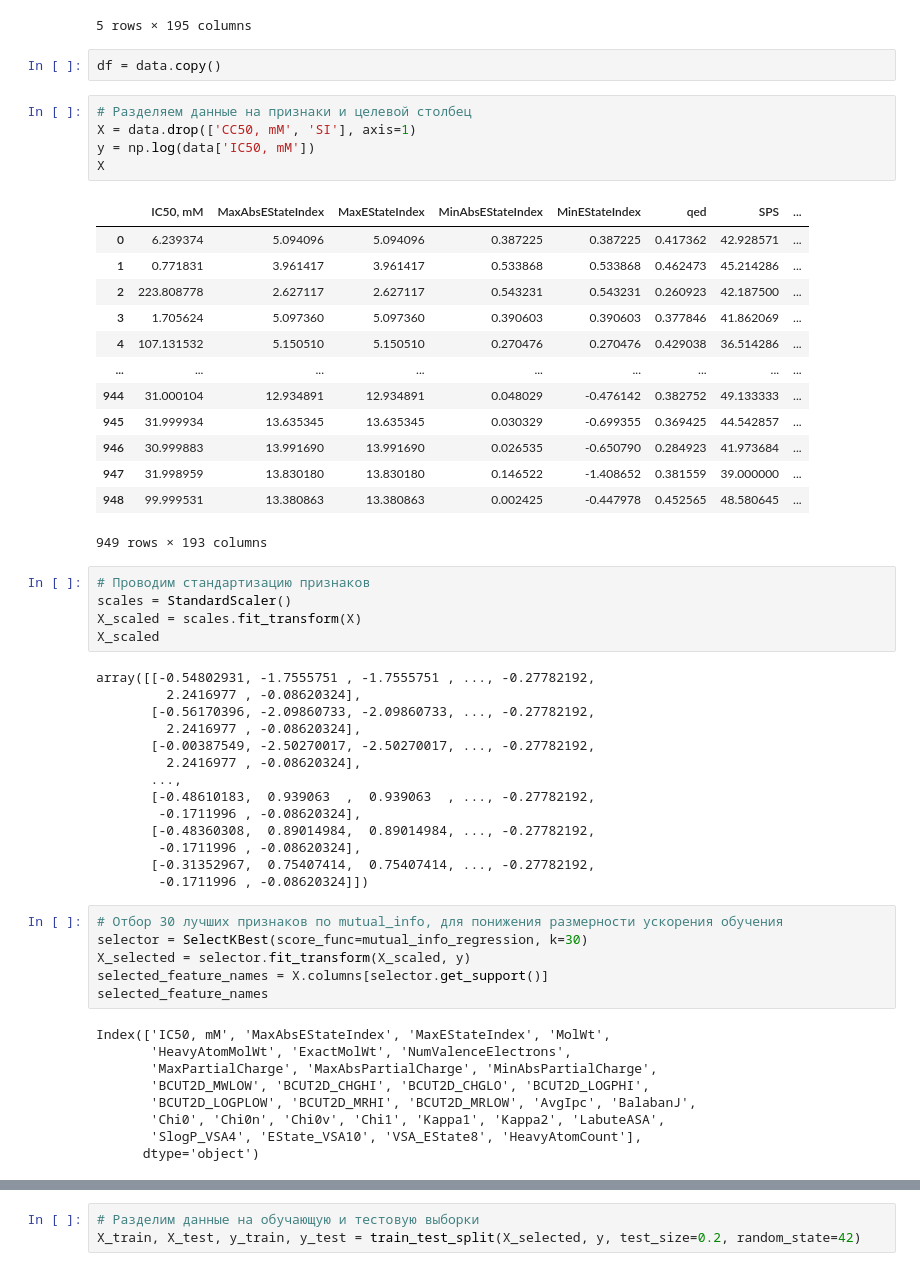
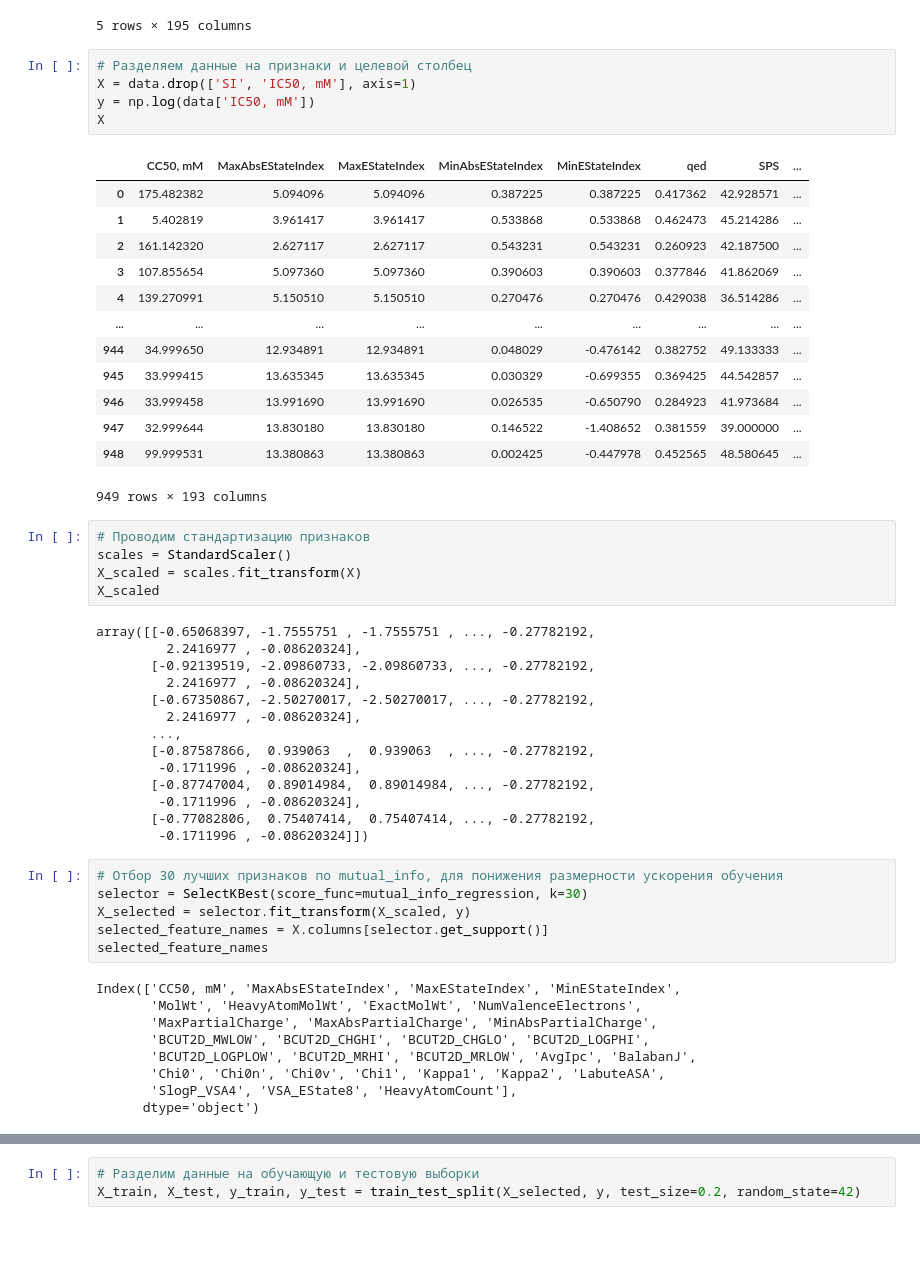
Before and after one commit to lobasfs/-ML-, a Jupyter notebook: Regression_IC50_LobasFS.ipynb, the cells around one changed output, grey strips where cells are left out. Drawn from its saved outputs; the diff is of its cells as text; blank space fills up the shorter version.

```diff
--- a/Regression_IC50_LobasFS.ipynb
+++ b/Regression_IC50_LobasFS.ipynb
@@ -23,25 +23,23 @@ data.head()
 | 3 | 1.705624 | 107.855654 | 63.235294 | 5.097360 | 5.097360 | 0.390603 | 0.390603 | ... |
 | 4 | 107.131532 | 139.270991 | 1.300000 | 5.150510 | 5.150510 | 0.270476 | 0.270476 | ... |
 5 rows × 195 columns
-# %%
-df = data.copy()
 # %%
 # Разделяем данные на признаки и целевой столбец
-X = data.drop(['CC50, mM', 'SI'], axis=1)
+X = data.drop(['SI', 'IC50, mM'], axis=1)
 y = np.log(data['IC50, mM'])
 X
 # %% [output]
-|  | IC50, mM | MaxAbsEStateIndex | MaxEStateIndex | MinAbsEStateIndex | MinEStateIndex | qed | SPS | ... |
-| 0 | 6.239374 | 5.094096 | 5.094096 | 0.387225 | 0.387225 | 0.417362 | 42.928571 | ... |
-| 1 | 0.771831 | 3.961417 | 3.961417 | 0.533868 | 0.533868 | 0.462473 | 45.214286 | ... |
-| 2 | 223.808778 | 2.627117 | 2.627117 | 0.543231 | 0.543231 | 0.260923 | 42.187500 | ... |
-| 3 | 1.705624 | 5.097360 | 5.097360 | 0.390603 | 0.390603 | 0.377846 | 41.862069 | ... |
-| 4 | 107.131532 | 5.150510 | 5.150510 | 0.270476 | 0.270476 | 0.429038 | 36.514286 | ... |
+|  | CC50, mM | MaxAbsEStateIndex | MaxEStateIndex | MinAbsEStateIndex | MinEStateIndex | qed | SPS | ... |
+| 0 | 175.482382 | 5.094096 | 5.094096 | 0.387225 | 0.387225 | 0.417362 | 42.928571 | ... |
+| 1 | 5.402819 | 3.961417 | 3.961417 | 0.533868 | 0.533868 | 0.462473 | 45.214286 | ... |
+| 2 | 161.142320 | 2.627117 | 2.627117 | 0.543231 | 0.543231 | 0.260923 | 42.187500 | ... |
+| 3 | 107.855654 | 5.097360 | 5.097360 | 0.390603 | 0.390603 | 0.377846 | 41.862069 | ... |
+| 4 | 139.270991 | 5.150510 | 5.150510 | 0.270476 | 0.270476 | 0.429038 | 36.514286 | ... |
 | ... | ... | ... | ... | ... | ... | ... | ... | ... |
-| 944 | 31.000104 | 12.934891 | 12.934891 | 0.048029 | -0.476142 | 0.382752 | 49.133333 | ... |
-| 945 | 31.999934 | 13.635345 | 13.635345 | 0.030329 | -0.699355 | 0.369425 | 44.542857 | ... |
-| 946 | 30.999883 | 13.991690 | 13.991690 | 0.026535 | -0.650790 | 0.284923 | 41.973684 | ... |
-| 947 | 31.998959 | 13.830180 | 13.830180 | 0.146522 | -1.408652 | 0.381559 | 39.000000 | ... |
+| 944 | 34.999650 | 12.934891 | 12.934891 | 0.048029 | -0.476142 | 0.382752 | 49.133333 | ... |
+| 945 | 33.999415 | 13.635345 | 13.635345 | 0.030329 | -0.699355 | 0.369425 | 44.542857 | ... |
+| 946 | 33.999458 | 13.991690 | 13.991690 | 0.026535 | -0.650790 | 0.284923 | 41.973684 | ... |
+| 947 | 32.999644 | 13.830180 | 13.830180 | 0.146522 | -1.408652 | 0.381559 | 39.000000 | ... |
 | 948 | 99.999531 | 13.380863 | 13.380863 | 0.002425 | -0.447978 | 0.452565 | 48.580645 | ... |
 949 rows × 193 columns
 # %%
@@ -50,18 +48,18 @@ scales = StandardScaler()
 X_scaled = scales.fit_transform(X)
 X_scaled
 # %% [output]
-array([[-0.54802931, -1.7555751 , -1.7555751 , ..., -0.27782192,
+array([[-0.65068397, -1.7555751 , -1.7555751 , ..., -0.27782192,
          2.2416977 , -0.08620324],
-       [-0.56170396, -2.09860733, -2.09860733, ..., -0.27782192,
+       [-0.92139519, -2.09860733, -2.09860733, ..., -0.27782192,
          2.2416977 , -0.08620324],
-       [-0.00387549, -2.50270017, -2.50270017, ..., -0.27782192,
+       [-0.67350867, -2.50270017, -2.50270017, ..., -0.27782192,
          2.2416977 , -0.08620324],
        ...,
-       [-0.48610183,  0.939063  ,  0.939063  , ..., -0.27782192,
+       [-0.87587866,  0.939063  ,  0.939063  , ..., -0.27782192,
         -0.1711996 , -0.08620324],
-       [-0.48360308,  0.89014984,  0.89014984, ..., -0.27782192,
+       [-0.87747004,  0.89014984,  0.89014984, ..., -0.27782192,
         -0.1711996 , -0.08620324],
-       [-0.31352967,  0.75407414,  0.75407414, ..., -0.27782192,
+       [-0.77082806,  0.75407414,  0.75407414, ..., -0.27782192,
         -0.1711996 , -0.08620324]])
 # %%
 # Отбор 30 лучших признаков по mutual_info, для понижения размерности ускорения обучения
@@ -70,13 +68,13 @@ X_selected = selector.fit_transform(X_scaled, y)
 selected_feature_names = X.columns[selector.get_support()]
 selected_feature_names
 # %% [output]
-Index(['IC50, mM', 'MaxAbsEStateIndex', 'MaxEStateIndex', 'MolWt',
-       'HeavyAtomMolWt', 'ExactMolWt', 'NumValenceElectrons',
+Index(['CC50, mM', 'MaxAbsEStateIndex', 'MaxEStateIndex', 'MinEStateIndex',
+       'MolWt', 'HeavyAtomMolWt', 'ExactMolWt', 'NumValenceElectrons',
        'MaxPartialCharge', 'MaxAbsPartialCharge', 'MinAbsPartialCharge',
        'BCUT2D_MWLOW', 'BCUT2D_CHGHI', 'BCUT2D_CHGLO', 'BCUT2D_LOGPHI',
        'BCUT2D_LOGPLOW', 'BCUT2D_MRHI', 'BCUT2D_MRLOW', 'AvgIpc', 'BalabanJ',
        'Chi0', 'Chi0n', 'Chi0v', 'Chi1', 'Kappa1', 'Kappa2', 'LabuteASA',
-       'SlogP_VSA4', 'EState_VSA10', 'VSA_EState8', 'HeavyAtomCount'],
+       'SlogP_VSA4', 'VSA_EState8', 'HeavyAtomCount'],
       dtype='object')
 # %%
 X_selected
```
Also changed, not shown: parts of 5 cells of this notebook.
